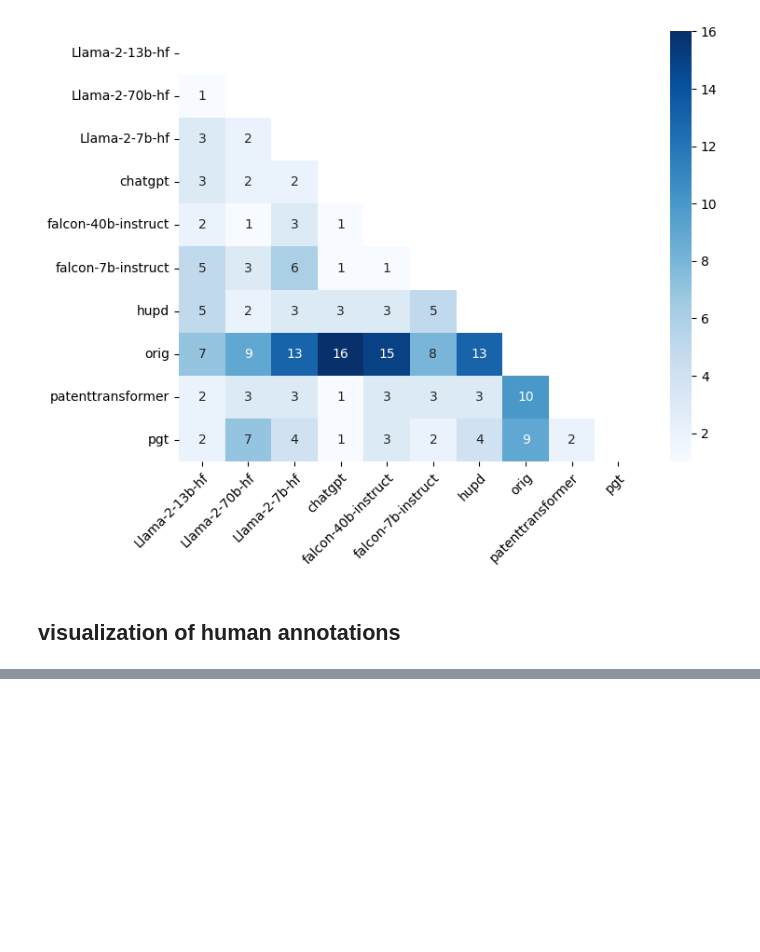
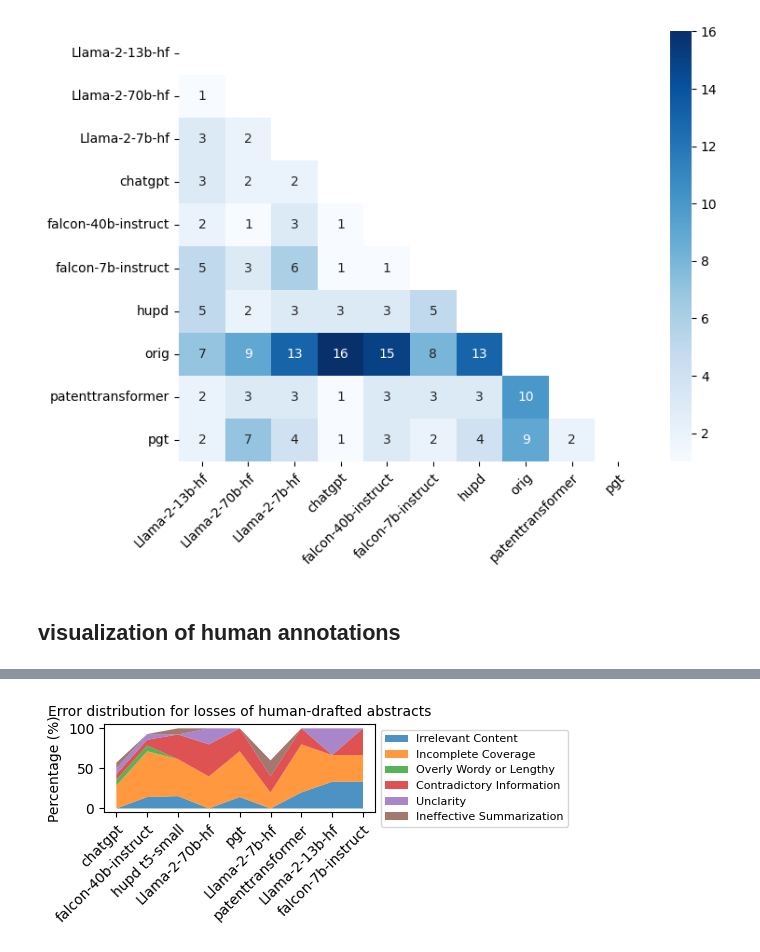
Before and after one commit to ZoeYou/PatentEval, a Jupyter notebook: human_eval/analysis_c2a.ipynb, the cells around one changed output, grey strips where cells are left out. Drawn from its saved outputs; the diff is of its cells as text; code cells hidden in the pictures; blank space fills up the shorter version.

```diff
--- a/human_eval/analysis_c2a.ipynb
+++ b/human_eval/analysis_c2a.ipynb
@@ -338,0 +405,87 @@ plt.savefig('./figures/c2a_win_percent', dpi=300)
+# %%
+target_model = "orig"
+stats = defaultdict(lambda: {"win+draw": 0, "lose": 0}) # count win+draw and lose to each other model
+hints = {model: defaultdict(int) for model in model_freq.keys()} # every time the target model loses, count the error type that causes the loss
+
+# count the win+draw and lose rate for each model
+for (model1, model2), annot in zip(model_pairs_annotated, annotations):
+    if model1 == target_model:
+        if annot["preference"] == "draw":
+            stats[model2]["win+draw"] += 1
+        elif annot["preference"] == "right":
+            stats[model2]["lose"] += 1
+            for error in annot["errors"]["dimension1"]: # count the error type that causes the loss
+                hints[model2][error.split("(")[0].strip()] += 1
+            if len(annot["errors"]["dimension1"]) == 0:
+                hints[model2]["Correct"] += 1
+
+        elif annot["preference"] == "left":
+            stats[model2]["win+draw"] += 1
+        else:
+            print("Error in preference", annot, "in pair", (model1, model2))
+
+    elif model2 == target_model:
+        if annot["preference"] == "draw":
+            stats[model1]["win+draw"] += 1
+        elif annot["preference"] == "right":
+            stats[model1]["win+draw"] += 1
+        elif annot["preference"] == "left":
+            stats[model1]["lose"] += 1
+            for error in annot["errors"]["dimension2"]:
+                hints[model1][error.split("(")[0].strip()] += 1
+            if len(annot["errors"]["dimension2"]) == 0:
+                hints[model1]["Correct"] += 1
+        else:
+            print("Error in preference", annot, "in pair", (model1, model2))
+
+# normalize the win+draw and lose rate by the total number of comparison
+stats = {model: {"win+draw": stats[model]["win+draw"] / (stats[model]["win+draw"] + stats[model]["lose"]),
+                    "lose": stats[model]["lose"] / (stats[model]["win+draw"] + stats[model]["lose"])} for model in stats}
+
+# sort the models by lose rate
+sorted_models = sorted(stats.items(), key=lambda x: x[1]["lose"], reverse=True)
+sorted_model_names = [model.replace("hupd","hupd t5-small") for model, _ in sorted_models]
+
+# normalize the error hints by the total number of errors towards each model\
+hints = {model.replace("hupd","hupd t5-small"): {error: hints[model][error] / sum(hints[model].values()) for error in hints[model]} for model in hints}
+
+# Define your predefined list of error types
+predefined_error_types = [
+    "Grammar Errors", "Irrelevant Content", "Incomplete Coverage",
+    "Overly Wordy or Lengthy", "Contradictory Information",
+    "Unclarity", "Ineffective Summarization"
+]
+
+# Normalize the error hints for each model and convert to percentage
+normalized_hints = defaultdict(dict)
+for model, error_counts in hints.items():
+    total_errors = sum(error_counts.values())
+    for error, count in error_counts.items():
+        if error in predefined_error_types:  # Only include predefined error types
+            normalized_hints[model][error] = (count / total_errors * 100) if total_errors > 0 else 0
+
+# Filter out any error types in 'hints' that are not in 'predefined_error_types'
+actual_error_types = set.intersection(set(predefined_error_types), set(sum([list(h.keys()) for h in hints.values()], [])))
+
+# Ensure the order of error types is maintained as in predefined_error_types
+filtered_error_types = [et for et in predefined_error_types if et in actual_error_types]
+
+plt.figure(figsize=(5.5, 2.5))
+cumulative_data = np.zeros(len(sorted_model_names))
+
+# Build the cumulative data for the stackplot for filtered error types
+for error_type in filtered_error_types:
+    error_percentage = [normalized_hints[model].get(error_type, 0) for model in sorted_model_names]
+    cumulative_data = np.add(cumulative_data, error_percentage)
+    plt.fill_between(sorted_model_names, cumulative_data, cumulative_data - error_percentage, label=error_type, alpha=0.8)
+
+plt.xticks(rotation=45, ha="right", rotation_mode='anchor')
+plt.ylabel("Percentage (%)")
+plt.title(f"Error distribution for losses of human-drafted abstracts", fontsize=10)
+
+plt.legend(loc='upper left', bbox_to_anchor=(1, 1), ncol=1, fontsize=8)
+plt.tight_layout()
+plt.savefig(f'./figures/{target_model}_loss_analysis.png', dpi=300)
+plt.show()
+# %% [output]
+[figure, added]
```
Also changed, not shown: parts of 6 cells of this notebook, 15 other files.
